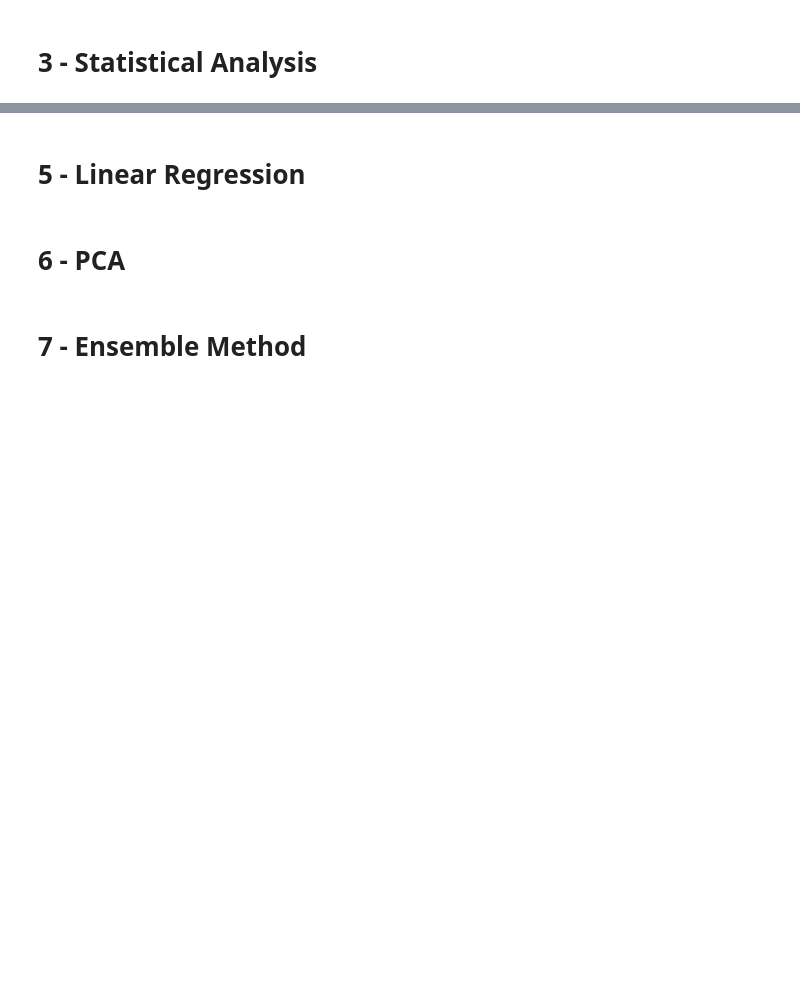
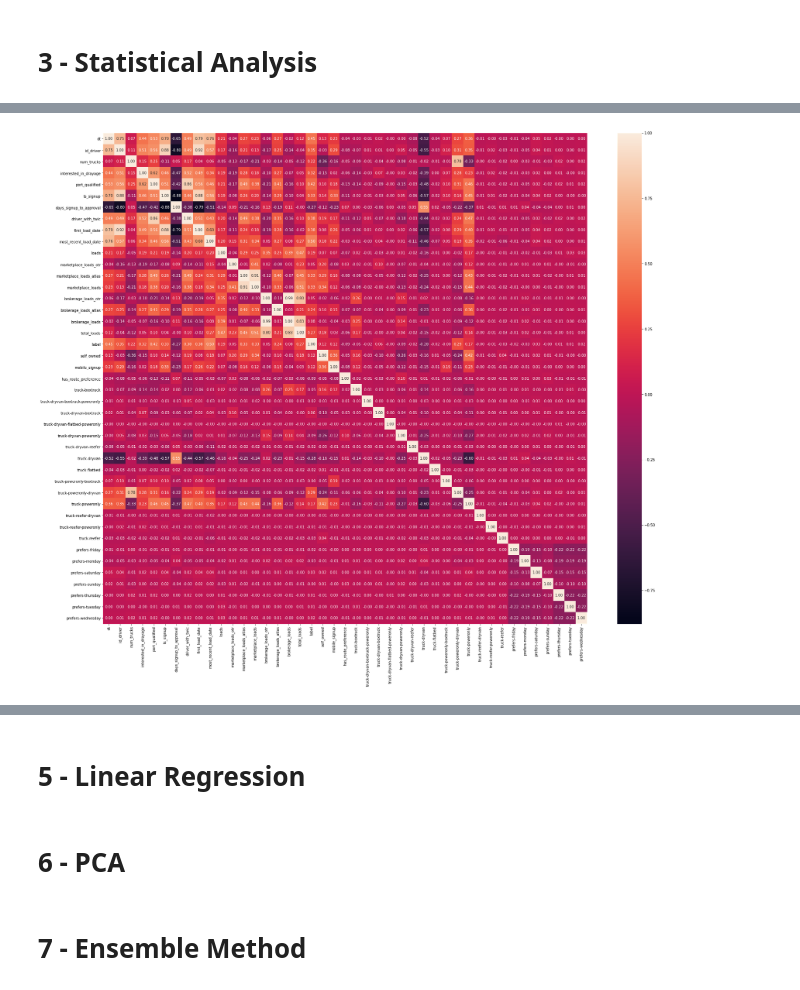
Before and after one commit to kpstesla/DSF_Project_3, a Jupyter notebook: main.ipynb, the cells around one changed output, grey strips where cells are left out. Saved outputs shown, nothing was run; the diff lists cells and outputs as text; code cells hidden in the pictures; blank space fills up the shorter version.

```diff
--- a/main.ipynb
+++ b/main.ipynb
@@ -127,11 +134,8 @@ def augment_boolean_columns(dataframe):
     # Create new columns with more appropriate names, delete the old columns
     frame['self_owned'] = label_encoder.fit_transform(frame.dim_carrier_type)
     frame['mobile_signup'] = np.logical_xor(label_encoder.fit_transform(frame.signup_source), 1).astype(int)
-    frame.drop(columns=['dim_carrier_type', 'signup_source'], inplace=True)
-
-    # Create new columns with appropriate names, do not delete old columns
     frame['has_route_preference'] = label_encoder.fit_transform(~frame.dim_preferred_lanes.isnull())
-    frame['approved'] = label_encoder.fit_transform(~frame.days_signup_to_approval.isnull() & ~frame.ts_first_approved.isnull())
+    frame.drop(columns=['dim_carrier_type', 'signup_source', 'dim_preferred_lanes'], inplace=True)
 
     return frame
 # %%
@@ -158,7 +162,7 @@ def generate_labels(dataframe, loads_percentile, most_recent_percentile):
     frame = dataframe.copy()
     labels = (frame.total_loads >= loads_percentile) & (frame.most_recent_load_date >= most_recent_percentile)
     frame['label'] = label_encoder.fit_transform(labels)
-    frame.drop(columns=['total_loads', 'most_recent_load_date'], inplace=True)
+#     frame.drop(columns=['total_loads', 'most_recent_load_date'], inplace=True)
     return frame
 # %% [markdown]
 ## Load CSV to DataFrame
@@ -344,5 +352,7 @@ print(f'{(rows4 / n_drivers) * 100:.2f}% of drivers considered high-performance
 original_df = generate_labels(df, top_loads2, top_most_recent1)
 original_df = augment_boolean_columns(original_df)
 original_df = encode_categorical_columns(original_df)
-original_df.shape
+original_df = convert_date_to_int(original_df)
+print(original_df.shape)
+original_df.info()
 # %% [output]
@@ -361,0 +430,6 @@ collapsed_df.shape
+# %%
+plt.figure(figsize=(30,25))
+sn.heatmap(original_df.corr(), annot=True, fmt=".2f")
+plt.show()
+# %% [output]
+[figure, added]
```
Also changed, not shown: parts of 24 cells of this notebook.
